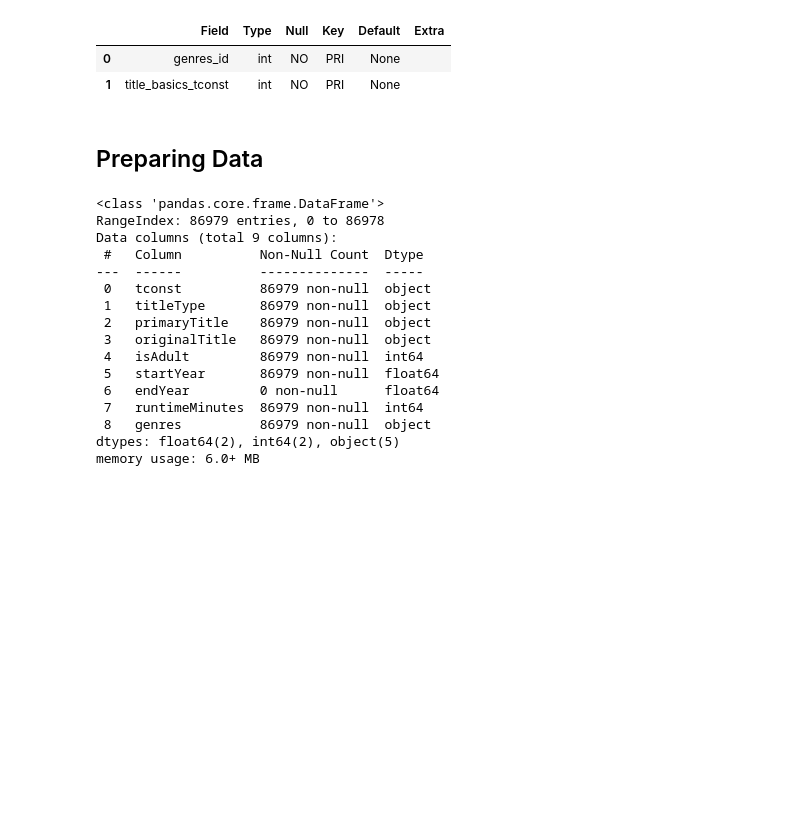
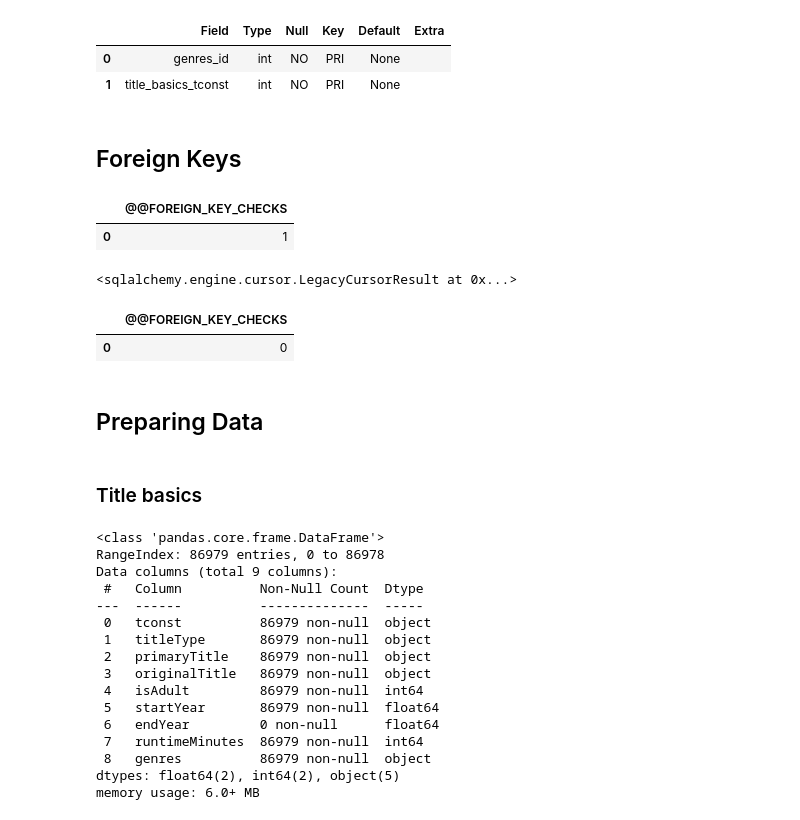
Before and after one commit to brittanymlassiter/Project-2, a Jupyter notebook: Project 2 Part 2.ipynb, the cells around one changed output. Cells and saved outputs as stored; diff of their text form; code cells hidden in the pictures; blank space fills up the shorter version.

```diff
--- a/Project 2 Part 2.ipynb
+++ b/Project 2 Part 2.ipynb
@@ -103,5 +103,27 @@ describe
 |  | Field | Type | Null | Key | Default | Extra |
 | 0 | genres_id | int | NO | PRI | None |  |
 | 1 | title_basics_tconst | int | NO | PRI | None |  |
+# %% [markdown]
+## Foreign Keys
+# %%
+# Checking the setting for FOREIGN_KEY_CHECKS
+q = """SELECT @@FOREIGN_KEY_CHECKS"""
+pd.read_sql(q, engine)
+# %% [output]
+|  | @@FOREIGN_KEY_CHECKS |
+| 0 | 1 |
+# %%
+# Changing the setting for FOREIGN_KEY_CHECKS with the connection
+q = """SET @@FOREIGN_KEY_CHECKS=0"""
+engine.execute(q)
+# %% [output]
+<sqlalchemy.engine.cursor.LegacyCursorResult at 0x...>
+# %%
+# Confirm the checks are deactiavated
+q = """SELECT @@FOREIGN_KEY_CHECKS"""
+pd.read_sql(q,engine)
+# %% [output]
+|  | @@FOREIGN_KEY_CHECKS |
+| 0 | 0 |
 # %% [markdown]
 ## Preparing Data
@@ -108,3 +132,5 @@ describe
+# %% [markdown]
+### Title basics
 # %%
 title_basics = pd.read_csv('Data/title_basics_cleaned.csv.gz')
 title_basics.info()
```
Also changed, not shown: parts of 20 cells of this notebook, 1 other file.
